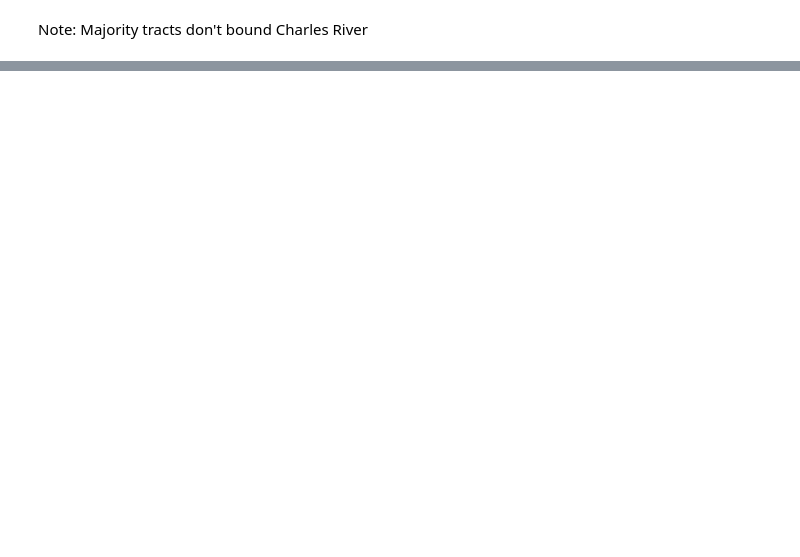
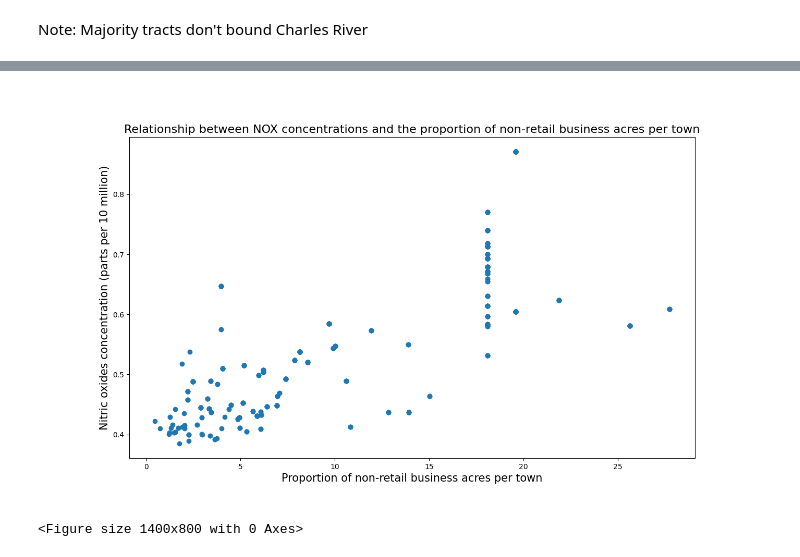
Before and after one commit to VIGHNESH1521/testrepo, a Jupyter notebook: Templates_Optional_Peer_Graded_Assignment.jupyterlite.ipynb, the cells around one changed output, grey strips where cells are left out. Saved outputs shown, nothing was run; the diff lists cells and outputs as text; code cells hidden in the pictures; blank space fills up the shorter version.

```diff
--- a/Templates_Optional_Peer_Graded_Assignment.jupyterlite.ipynb
+++ b/Templates_Optional_Peer_Graded_Assignment.jupyterlite.ipynb
@@ -413,0 +158,14 @@ pyplot.show()
+# %%
+get_ipython().run_line_magic('matplotlib', 'inline')
+
+plt.figure(figsize=(14,8))
+plt.scatter(x = "INDUS", y = "NOX", data = boston_df)
+plt.title("Relationship between NOX concentrations and the proportion of non-retail business acres per town", fontsize = 16)
+plt.xlabel("Proportion of non-retail business acres per town", fontsize = 15)
+plt.ylabel("Nitric oxides concentration (parts per 10 million)", fontsize = 15)
+
+
+plt.show()
+# %% [output]
+[figure, added]
+<Figure size 1400x800 with 0 Axes>
```
Also changed, not shown: parts of 64 cells of this notebook.
